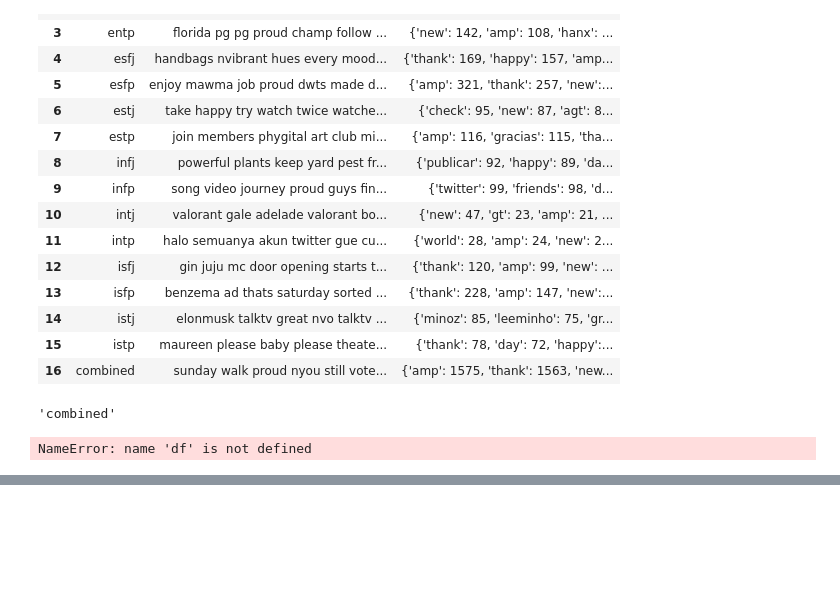
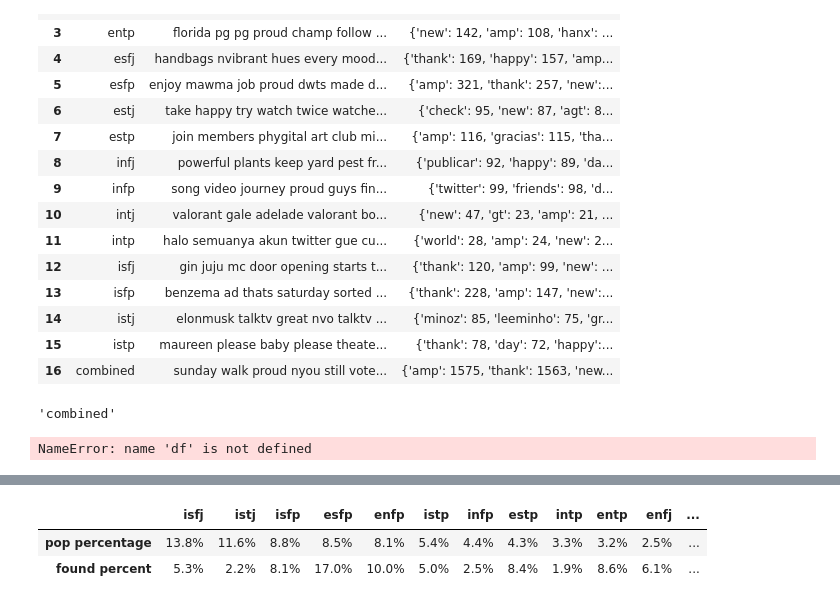
Before and after one commit to twitter-personality-predictor/capstone-project, a Jupyter notebook: richard/explore.ipynb, the cells around one changed output, grey strips where cells are left out. Saved outputs shown, nothing was run; the diff lists cells and outputs as text; code cells hidden in the pictures; blank space fills up the shorter version.

```diff
--- a/richard/explore.ipynb
+++ b/richard/explore.ipynb
@@ -1075,6 +1101,11 @@ tochart.sort_values(by='pop percentage',ascending=False,inplace=True)
 # %%
 #
 styleddf=tochart.T.style.background_gradient(cmap='Blues',axis=1).format(lambda x : f'{x:.1f}%')
+styleddf
+# %% [output]
+|  | isfj | istj | isfp | esfp | enfp | istp | infp | estp | intp | entp | enfj | ... |
+| pop percentage | 13.8% | 11.6% | 8.8% | 8.5% | 8.1% | 5.4% | 4.4% | 4.3% | 3.3% | 3.2% | 2.5% | ... |
+| found percent | 5.3% | 2.2% | 8.1% | 17.0% | 10.0% | 5.0% | 2.5% | 8.4% | 1.9% | 8.6% | 6.1% | ... |
 # %%
 quad1=[0,0,0,0]
 quad2=[0,0,0,0]
```
Also changed, not shown: parts of 13 cells of this notebook.
